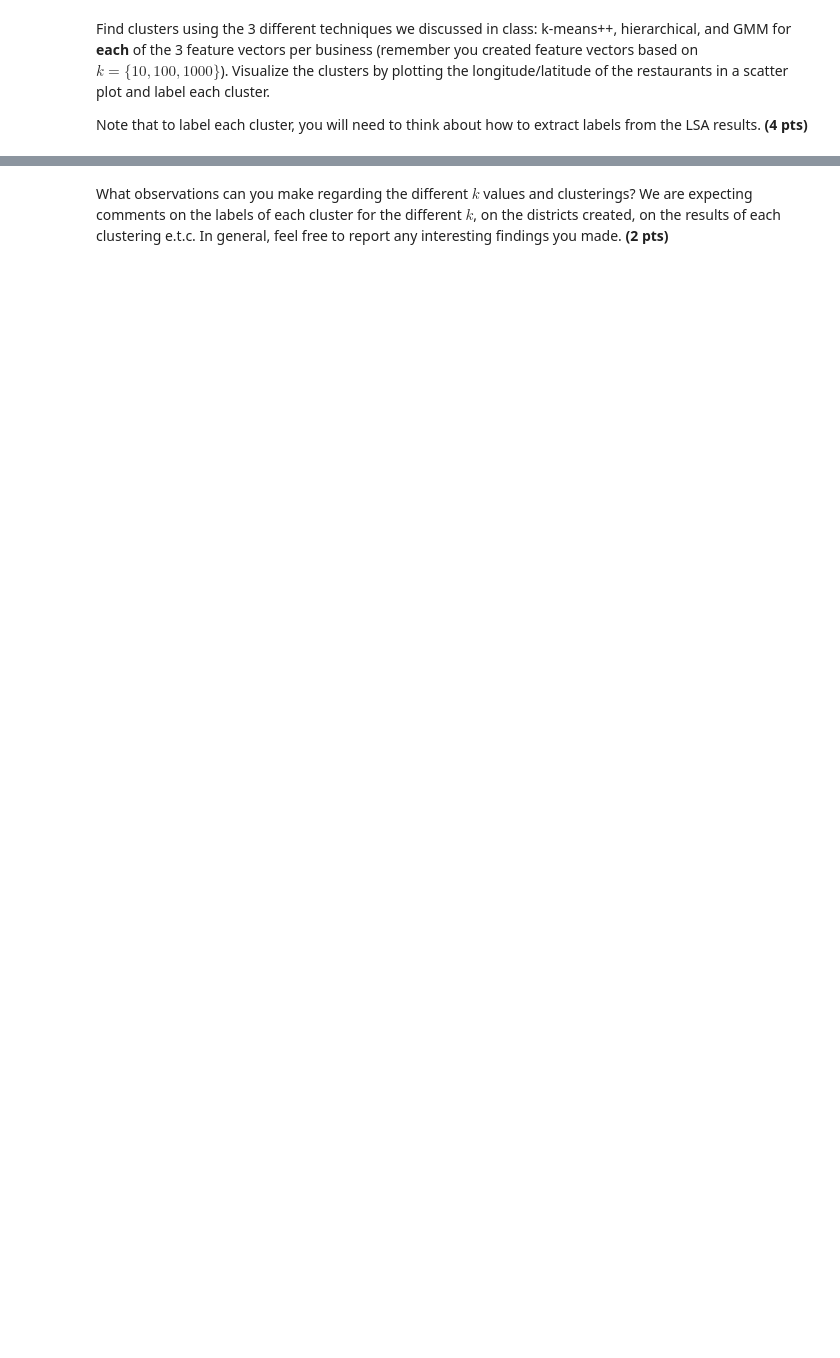
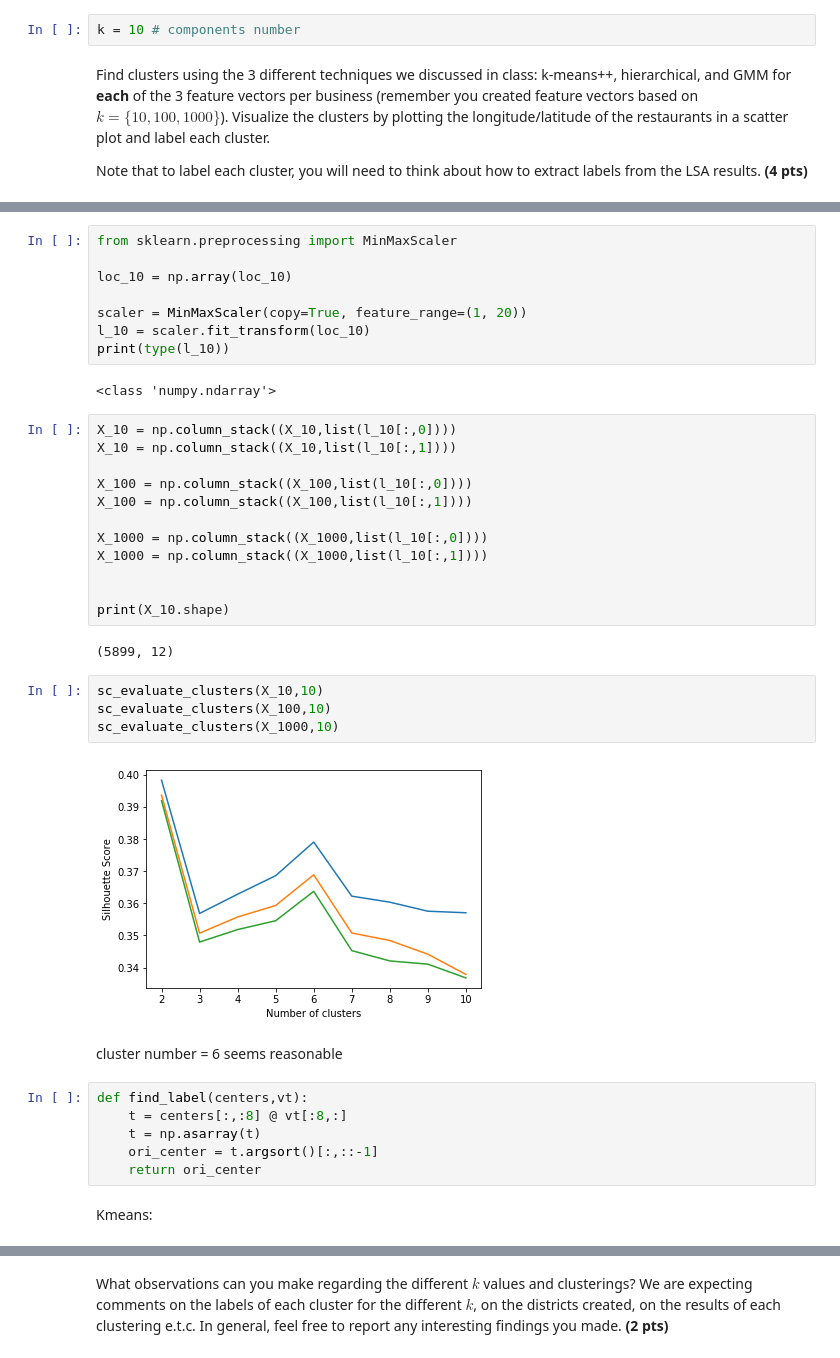
Before and after one commit to CS506-Boston-University/cs506-spring2018-hw2-2-jweixuan, a Jupyter notebook: Homework-2-2.ipynb, the cells around one changed output, grey strips where cells are left out. Cells and saved outputs as stored; diff of their text form; blank space fills up the shorter version.

```diff
--- a/Homework-2-2.ipynb
+++ b/Homework-2-2.ipynb
@@ -18,3 +147,5 @@ You will apply PCA 3 times. Each time, you will take into account the first $k$
+# %%
+k = 10 # components number
 # %% [markdown]
 Find clusters using the 3 different techniques we discussed in class: k-means++, hierarchical, and GMM for **each** of the 3 feature vectors per business (remember you created feature vectors based on $k = \{10,100,1000\}$). Visualize the clusters by plotting the longitude/latitude of the restaurants in a scatter plot and label each cluster.
 
@@ -22,0 +180,41 @@ Note that to label each cluster, you will need to think about how to extract lab
+# %%
+from sklearn.preprocessing import MinMaxScaler
+
+loc_10 = np.array(loc_10)
+
+scaler = MinMaxScaler(copy=True, feature_range=(1, 20))
+l_10 = scaler.fit_transform(loc_10)
+print(type(l_10))
+# %% [output]
+<class 'numpy.ndarray'>
+# %%
+X_10 = np.column_stack((X_10,list(l_10[:,0])))
+X_10 = np.column_stack((X_10,list(l_10[:,1])))
+
+X_100 = np.column_stack((X_100,list(l_10[:,0])))
+X_100 = np.column_stack((X_100,list(l_10[:,1])))
+
+X_1000 = np.column_stack((X_1000,list(l_10[:,0])))
+X_1000 = np.column_stack((X_1000,list(l_10[:,1])))
+
+
+print(X_10.shape)
+# %% [output]
+(5899, 12)
+# %%
+sc_evaluate_clusters(X_10,10)
+sc_evaluate_clusters(X_100,10)
+sc_evaluate_clusters(X_1000,10)
+# %% [output]
+[figure, added]
+# %% [markdown]
+cluster number = 6 seems reasonable
+# %%
+def find_label(centers,vt):
+    t = centers[:,:8] @ vt[:8,:]
+    t = np.asarray(t)
+    ori_center = t.argsort()[:,::-1]
+    return ori_center
+# %% [markdown]
+
+Kmeans:
```
Also changed, not shown: parts of 38 cells of this notebook.
